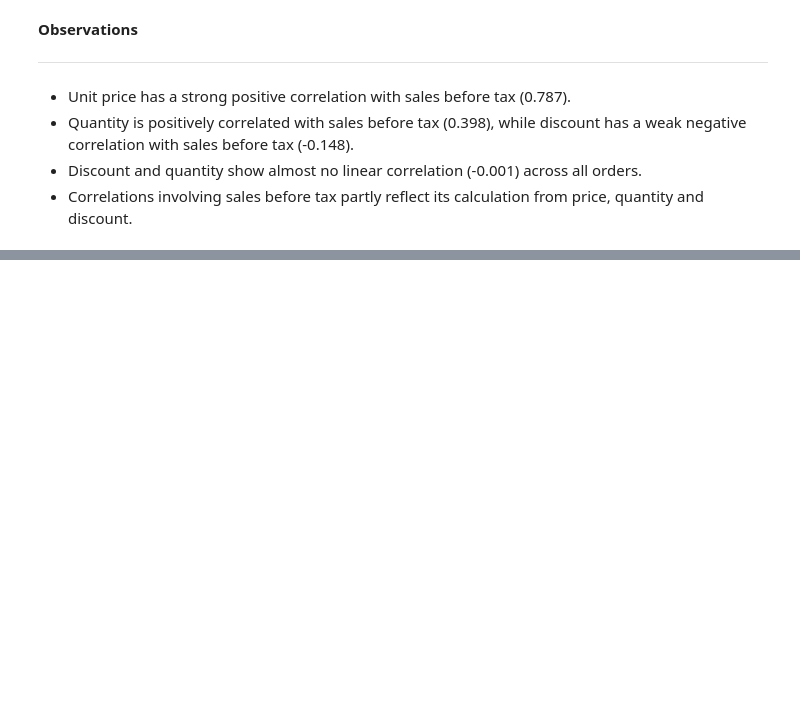
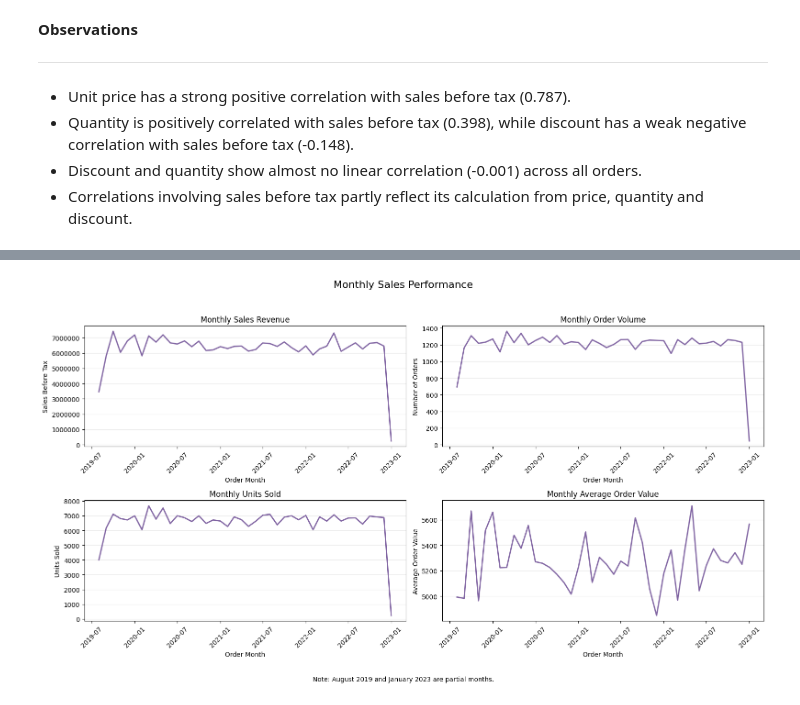
Before and after one commit to michellefengym-glitch/Market-Analysis, a Jupyter notebook: Capstone_Market_Analysis.ipynb, the cells around one changed output, grey strips where cells are left out. Cells and saved outputs as stored; diff of their text form; code cells hidden in the pictures; blank space fills up the shorter version.

```diff
--- a/Capstone_Market_Analysis.ipynb
+++ b/Capstone_Market_Analysis.ipynb
@@ -921,0 +969,43 @@ plt.show()
+# %%
+# Convert the monthly index to dates for plotting
+plot_dates = monthly_sales.index.to_timestamp()
+
+# Define metrics and labels
+metrics = [
+    ("sales_revenue", "Monthly Sales Revenue", "Sales Before Tax"),
+    ("total_orders", "Monthly Order Volume", "Number of Orders"),
+    ("units_sold", "Monthly Units Sold", "Units Sold"),
+    ("average_order_value", "Monthly Average Order Value", "Average Order Value")
+]
+
+fig, axes = plt.subplots(2, 2, figsize=(16, 9))
+
+for ax, (column, title, ylabel) in zip(axes.flat, metrics):
+    ax.plot(
+        plot_dates,
+        monthly_sales[column],
+        color="#8064A2",
+        linewidth=2
+    )
+
+    ax.set_title(title)
+    ax.set_xlabel("Order Month")
+    ax.set_ylabel(ylabel)
+    ax.tick_params(axis="x", rotation=45)
+    ax.ticklabel_format(axis="y", style="plain")
+    ax.grid(axis="y", alpha=0.25)
+
+fig.suptitle("Monthly Sales Performance", fontsize=16)
+
+fig.text(
+    0.5, 0.01,
+    "Note: August 2019 and January 2023 are partial months.",
+    ha="center",
+    fontsize=10,
+
+)
+
+plt.tight_layout(rect=[0, 0.05, 1, 0.95])
+plt.show()
+# %% [output]
+[figure, added]
```
Also changed, not shown: parts of 2 cells of this notebook.
